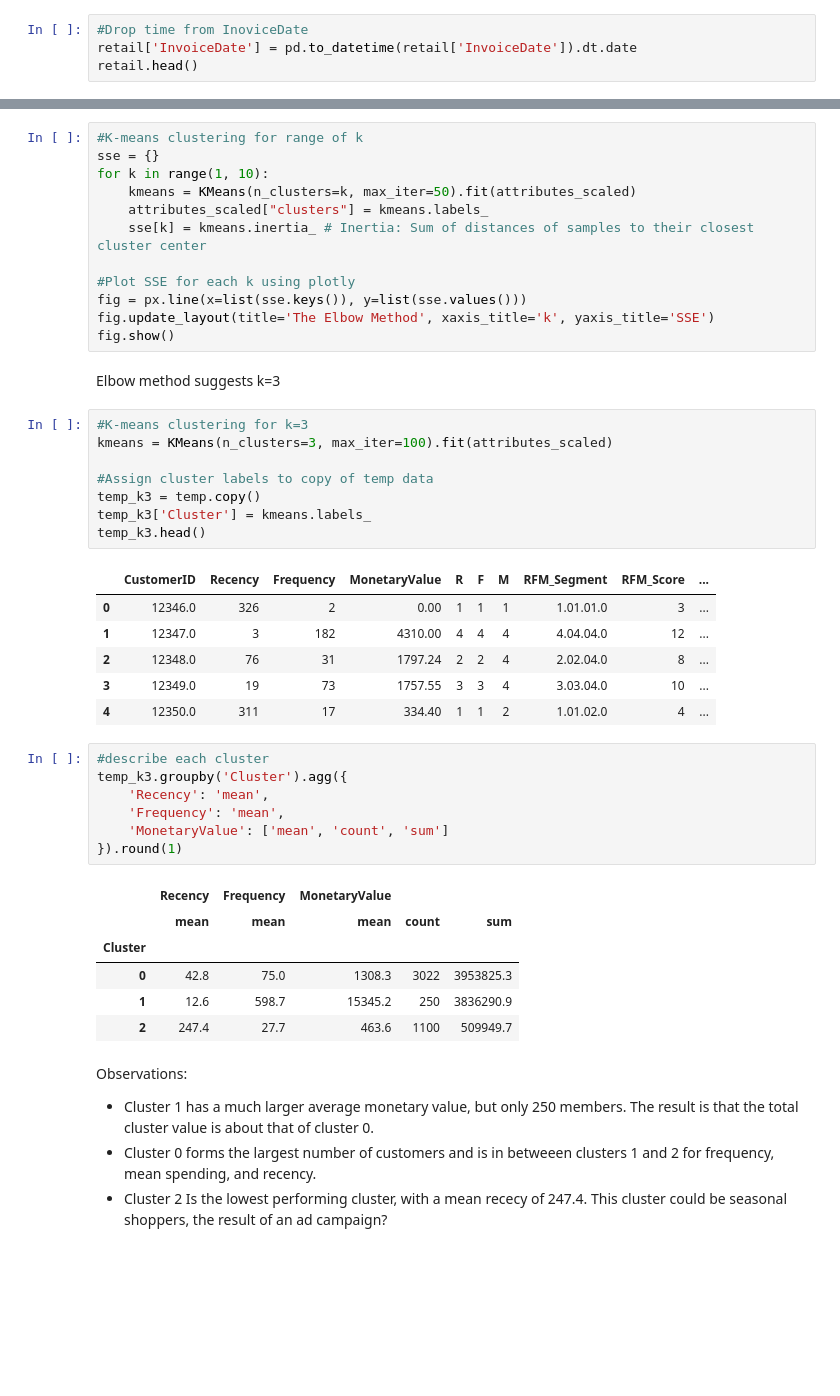
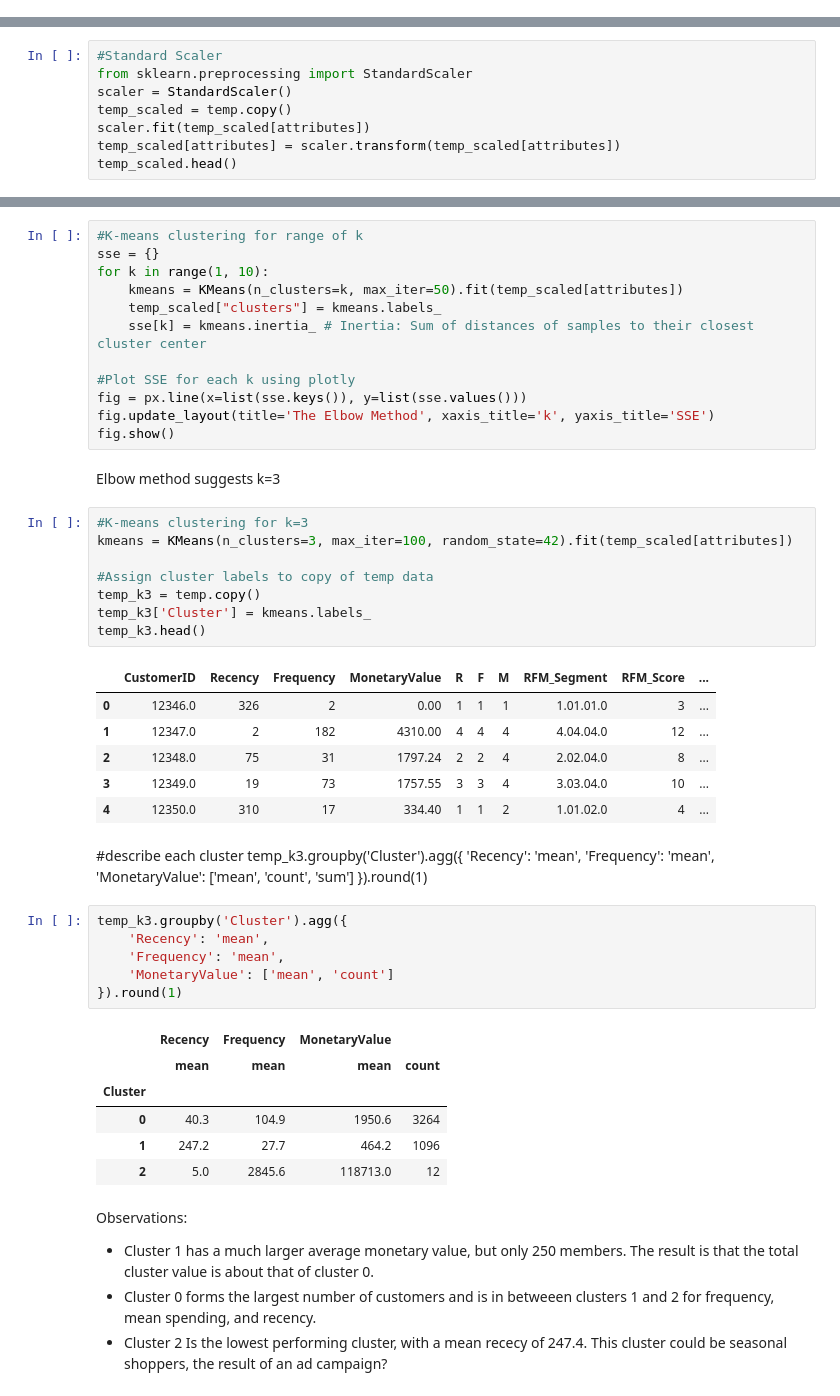
Before and after one commit to tychi1000/Clustering-UC-Irvine-Store-Data, a Jupyter notebook: CustomerSegmentation.ipynb, the cells around one changed output, grey strips where cells are left out. Drawn from its saved outputs; the diff is of its cells as text; blank space fills up the shorter version.

```diff
--- a/CustomerSegmentation.ipynb
+++ b/CustomerSegmentation.ipynb
@@ -160,4 +153,0 @@ datetime.date(2011, 12, 10)
-# %%
-#Drop time from InoviceDate
-retail['InvoiceDate'] = pd.to_datetime(retail['InvoiceDate']).dt.date
-retail.head()
@@ -419,0 +393,8 @@ attributes_scaled.head()
+# %%
+#Standard Scaler
+from sklearn.preprocessing import StandardScaler
+scaler = StandardScaler()
+temp_scaled = temp.copy()
+scaler.fit(temp_scaled[attributes])
+temp_scaled[attributes] = scaler.transform(temp_scaled[attributes])
+temp_scaled.head()
@@ -421,8 +409,8 @@ attributes_scaled.head()
 #K-means clustering for range of k
 sse = {}
 for k in range(1, 10):
-    kmeans = KMeans(n_clusters=k, max_iter=50).fit(attributes_scaled)
-    attributes_scaled["clusters"] = kmeans.labels_
+    kmeans = KMeans(n_clusters=k, max_iter=50).fit(temp_scaled[attributes])
+    temp_scaled["clusters"] = kmeans.labels_
     sse[k] = kmeans.inertia_ # Inertia: Sum of distances of samples to their closest cluster center
 
 #Plot SSE for each k using plotly
@@ -433,7 +421,7 @@ fig.show()
 Elbow method suggests k=3
 # %%
 #K-means clustering for k=3
-kmeans = KMeans(n_clusters=3, max_iter=100).fit(attributes_scaled)
+kmeans = KMeans(n_clusters=3, max_iter=100, random_state=42).fit(temp_scaled[attributes])
 
 #Assign cluster labels to copy of temp data
 temp_k3 = temp.copy()
@@ -442,24 +430,30 @@ temp_k3.head()
 # %% [output]
 |  | CustomerID | Recency | Frequency | MonetaryValue | R | F | M | RFM_Segment | RFM_Score | ... |
 | 0 | 12346.0 | 326 | 2 | 0.00 | 1 | 1 | 1 | 1.01.01.0 | 3 | ... |
-| 1 | 12347.0 | 3 | 182 | 4310.00 | 4 | 4 | 4 | 4.04.04.0 | 12 | ... |
-| 2 | 12348.0 | 76 | 31 | 1797.24 | 2 | 2 | 4 | 2.02.04.0 | 8 | ... |
+| 1 | 12347.0 | 2 | 182 | 4310.00 | 4 | 4 | 4 | 4.04.04.0 | 12 | ... |
+| 2 | 12348.0 | 75 | 31 | 1797.24 | 2 | 2 | 4 | 2.02.04.0 | 8 | ... |
 | 3 | 12349.0 | 19 | 73 | 1757.55 | 3 | 3 | 4 | 3.03.04.0 | 10 | ... |
-| 4 | 12350.0 | 311 | 17 | 334.40 | 1 | 1 | 2 | 1.01.02.0 | 4 | ... |
+| 4 | 12350.0 | 310 | 17 | 334.40 | 1 | 1 | 2 | 1.01.02.0 | 4 | ... |
+# %% [markdown]
+#describe each cluster
+temp_k3.groupby('Cluster').agg({
+    'Recency': 'mean',
+    'Frequency': 'mean',
+    'MonetaryValue': ['mean', 'count', 'sum']
+}).round(1)
 # %%
-#describe each cluster
 temp_k3.groupby('Cluster').agg({
     'Recency': 'mean',
     'Frequency': 'mean',
-    'MonetaryValue': ['mean', 'count', 'sum']
+    'MonetaryValue': ['mean', 'count']
 }).round(1)
 # %% [output]
-|  | Recency | Frequency | MonetaryValue |  |  |
-|  | mean | mean | mean | count | sum |
-| Cluster |  |  |  |  |  |
-| 0 | 42.8 | 75.0 | 1308.3 | 3022 | 3953825.3 |
-| 1 | 12.6 | 598.7 | 15345.2 | 250 | 3836290.9 |
-| 2 | 247.4 | 27.7 | 463.6 | 1100 | 509949.7 |
+|  | Recency | Frequency | MonetaryValue |  |
+|  | mean | mean | mean | count |
+| Cluster |  |  |  |  |
+| 0 | 40.3 | 104.9 | 1950.6 | 3264 |
+| 1 | 247.2 | 27.7 | 464.2 | 1096 |
+| 2 | 5.0 | 2845.6 | 118713.0 | 12 |
 # %% [markdown]
 Observations:
 - Cluster 1 has a much larger average monetary value, but only 250 members. The result is that the total cluster value is about that of cluster 0.
```
Also changed, not shown: parts of 31 cells of this notebook.
